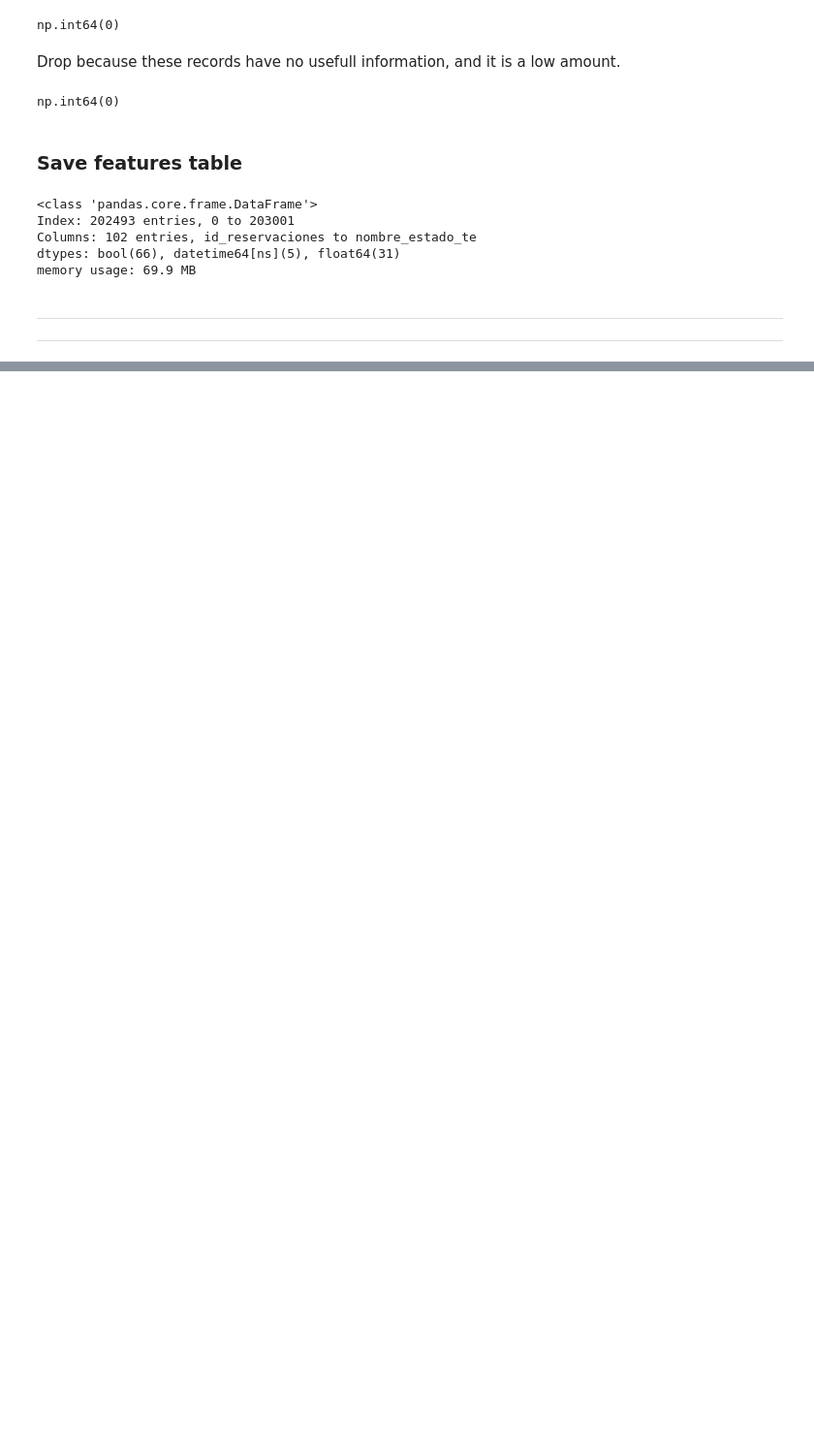
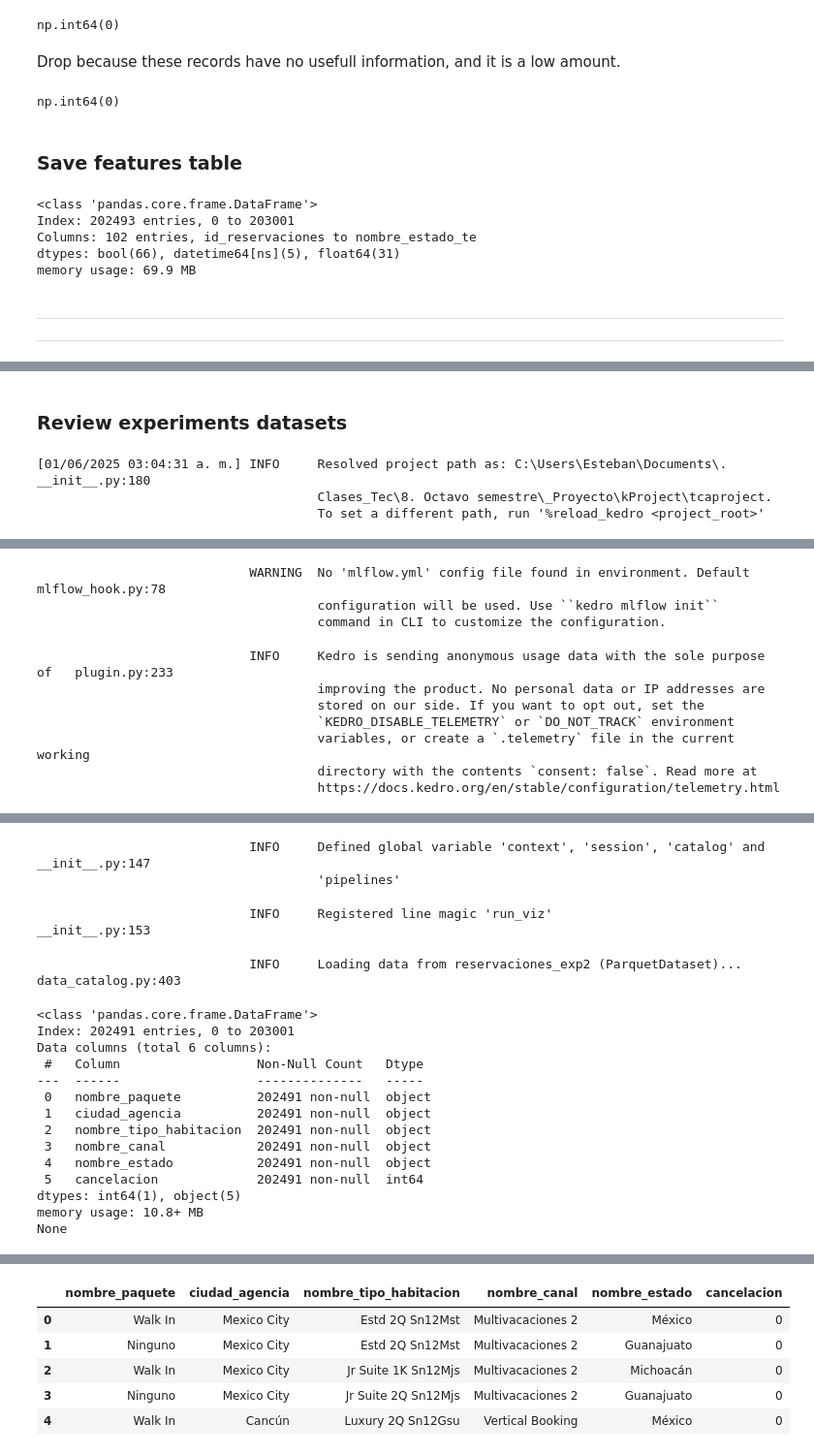
Before and after one commit to EstebanPerez25/TCA-Project, a Jupyter notebook: notebooks/Feature_Engineering.ipynb, the cells around one changed output, grey strips where cells are left out. Shown: that part at 97% size. Drawn from its saved outputs; the diff is of its cells as text; code cells hidden in the pictures; blank space fills up the shorter version.

Commit message:
Progreso reservaciones_exp2

```diff
--- a/notebooks/Feature_Engineering.ipynb
+++ b/notebooks/Feature_Engineering.ipynb
@@ -376,2 +352,0 @@ Checks
-# %%
-catalog.load("reservaciones_exp1").info()
@@ -396,0 +353,11 @@ memory usage: 27.8 MB
+# %% [markdown]
+### Review experiments datasets
+# %%
+%reload_kedro
+c = catalog.load("reservaciones_exp2")
+print(c.info())
+c.head()
+# %% [output]
+[01/06/2025 03:04:31 a. m.] INFO     Resolved project path as: C:\Users\Esteban\Documents\.         __init__.py:180
+                                     Clases_Tec\8. Octavo semestre\_Proyecto\kProject\tcaproject.
+                                     To set a different path, run '%reload_kedro <project_root>'
@@ -396,0 +365,10 @@ memory usage: 27.8 MB
+                            WARNING  No 'mlflow.yml' config file found in environment. Default    mlflow_hook.py:78
+                                     configuration will be used. Use ``kedro mlflow init``
+                                     command in CLI to customize the configuration.
+                            INFO     Kedro is sending anonymous usage data with the sole purpose of   plugin.py:233
+                                     improving the product. No personal data or IP addresses are
+                                     stored on our side. If you want to opt out, set the
+                                     `KEDRO_DISABLE_TELEMETRY` or `DO_NOT_TRACK` environment
+                                     variables, or create a `.telemetry` file in the current working
+                                     directory with the contents `consent: false`. Read more at
+                                     https://docs.kedro.org/en/stable/configuration/telemetry.html
@@ -396,0 +376,18 @@ memory usage: 27.8 MB
+                            INFO     Defined global variable 'context', 'session', 'catalog' and    __init__.py:147
+                                     'pipelines'
+                            INFO     Registered line magic 'run_viz'                                __init__.py:153
+                            INFO     Loading data from reservaciones_exp2 (ParquetDataset)...   data_catalog.py:403
+<class 'pandas.core.frame.DataFrame'>
+Index: 202491 entries, 0 to 203001
+Data columns (total 6 columns):
+ #   Column                  Non-Null Count   Dtype
+---  ------                  --------------   -----
+ 0   nombre_paquete          202491 non-null  object
+ 1   ciudad_agencia          202491 non-null  object
+ 2   nombre_tipo_habitacion  202491 non-null  object
+ 3   nombre_canal            202491 non-null  object
+ 4   nombre_estado           202491 non-null  object
+ 5   cancelacion             202491 non-null  int64
+dtypes: int64(1), object(5)
+memory usage: 10.8+ MB
+None
@@ -396,0 +395,6 @@ memory usage: 27.8 MB
+|  | nombre_paquete | ciudad_agencia | nombre_tipo_habitacion | nombre_canal | nombre_estado | cancelacion |
+| 0 | Walk In | Mexico City | Estd 2Q Sn12Mst | Multivacaciones 2 | México | 0 |
+| 1 | Ninguno | Mexico City | Estd 2Q Sn12Mst | Multivacaciones 2 | Guanajuato | 0 |
+| 2 | Walk In | Mexico City | Jr Suite 1K Sn12Mjs | Multivacaciones 2 | Michoacán | 0 |
+| 3 | Ninguno | Mexico City | Jr Suite 2Q Sn12Mjs | Multivacaciones 2 | Guanajuato | 0 |
+| 4 | Walk In | Cancún | Luxury 2Q Sn12Gsu | Vertical Booking | México | 0 |
```
Also changed, not shown: parts of 4 cells of this notebook, 6 other files.
